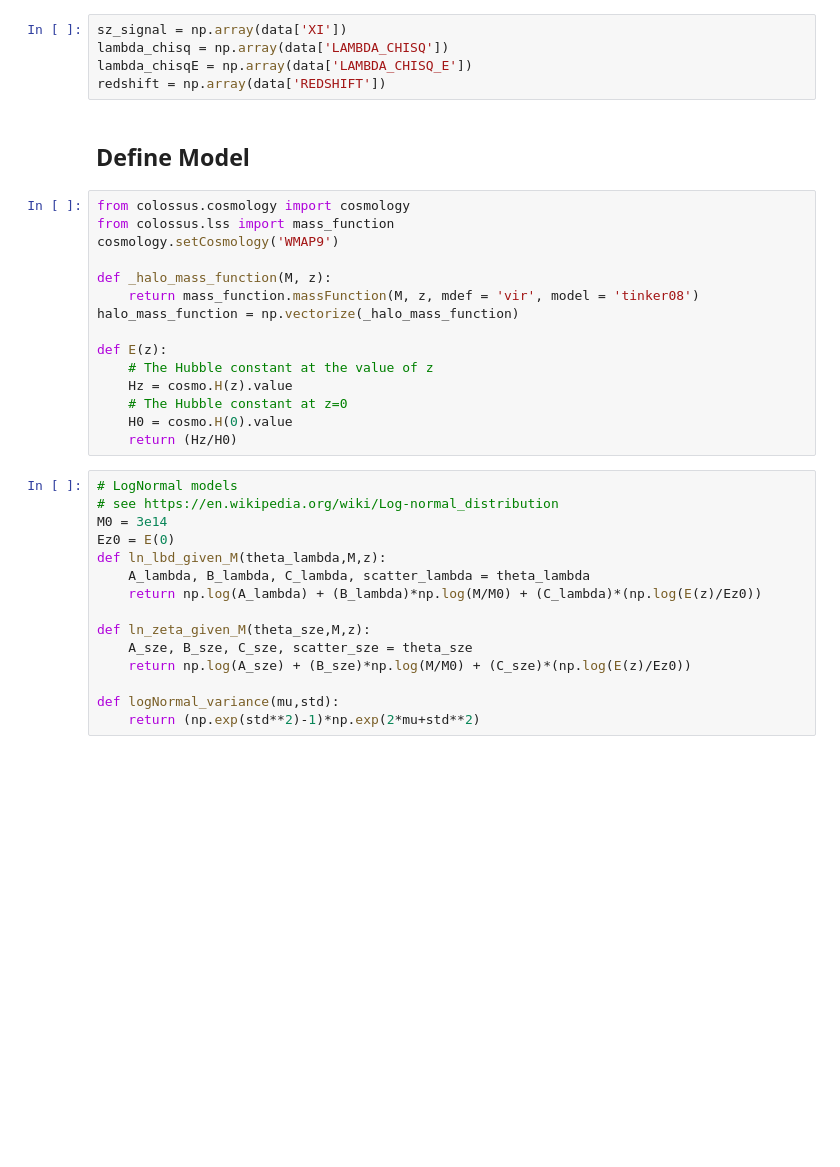
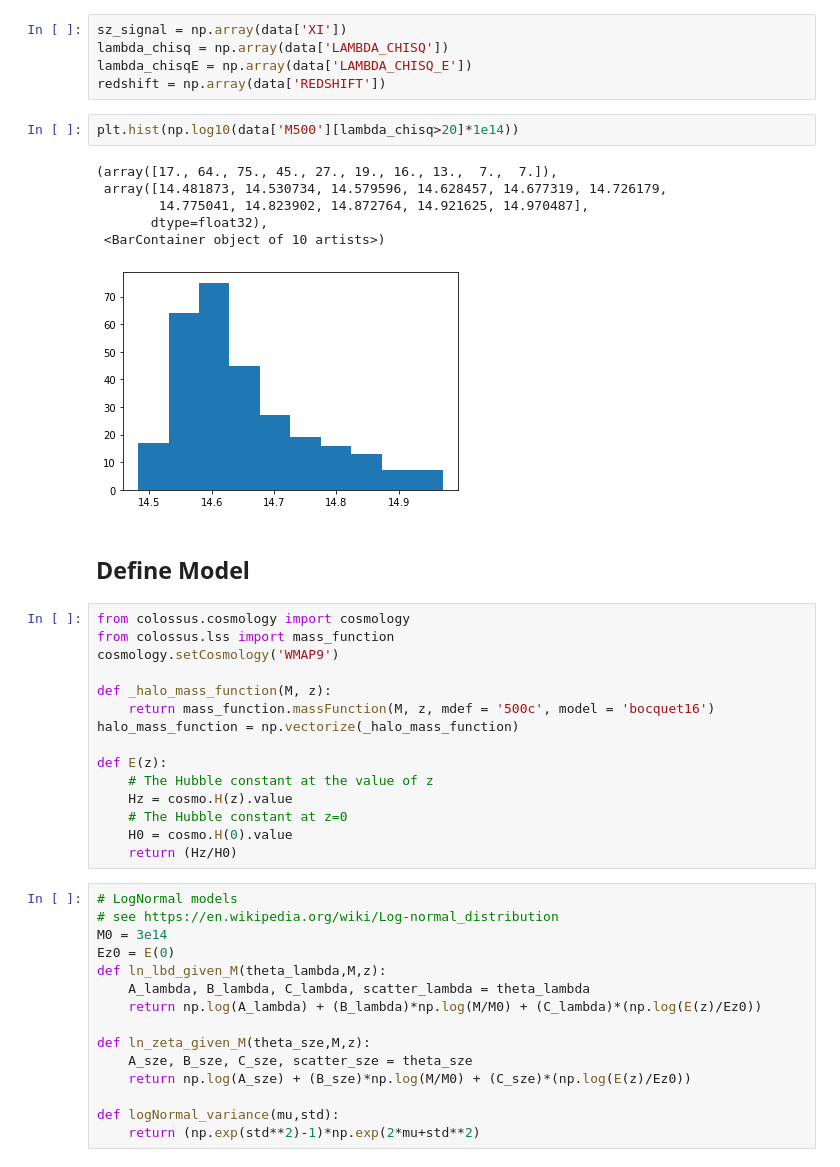
Before and after one commit to allenpinjic/mustar-project, a Jupyter notebook: notebook/Implementing_SPT_ModelV2.ipynb, the cells around one changed output. Drawn from its saved outputs; the diff is of its cells as text; blank space fills up the shorter version.

```diff
--- a/notebook/Implementing_SPT_ModelV2.ipynb
+++ b/notebook/Implementing_SPT_ModelV2.ipynb
@@ -39,6 +39,15 @@ sz_signal = np.array(data['XI'])
 lambda_chisq = np.array(data['LAMBDA_CHISQ'])
 lambda_chisqE = np.array(data['LAMBDA_CHISQ_E'])
 redshift = np.array(data['REDSHIFT'])
+# %%
+plt.hist(np.log10(data['M500'][lambda_chisq>20]*1e14))
+# %% [output]
+(array([17., 64., 75., 45., 27., 19., 16., 13.,  7.,  7.]),
+ array([14.481873, 14.530734, 14.579596, 14.628457, 14.677319, 14.726179,
+        14.775041, 14.823902, 14.872764, 14.921625, 14.970487],
+       dtype=float32),
+ <BarContainer object of 10 artists>)
+[figure, added]
 # %% [markdown]
 ## Define Model
 # %%
@@ -47,7 +56,7 @@ from colossus.lss import mass_function
 cosmology.setCosmology('WMAP9')
 
 def _halo_mass_function(M, z):
-    return mass_function.massFunction(M, z, mdef = 'vir', model = 'tinker08')
+    return mass_function.massFunction(M, z, mdef = '500c', model = 'bocquet16')
 halo_mass_function = np.vectorize(_halo_mass_function)
 
 def E(z):
```
Also changed, not shown: parts of 37 cells of this notebook.
